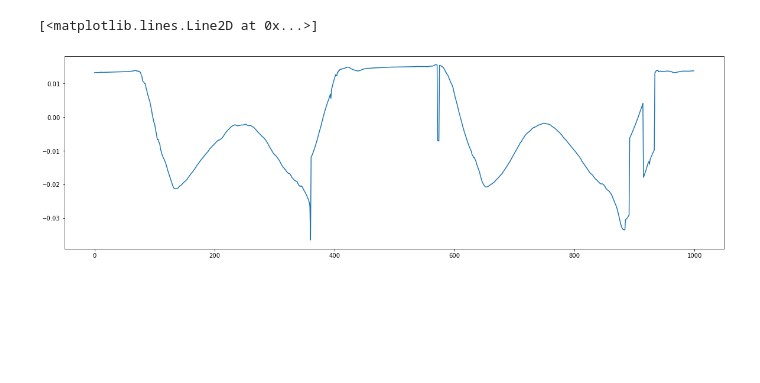
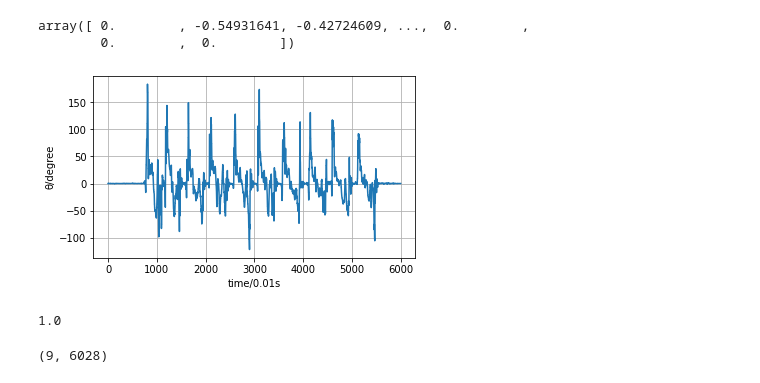
Before and after one commit to jeremypxh/fitness-app, a Jupyter notebook: Datasets/sit-ups/Untitled.ipynb, the cells around one changed output. Drawn from its saved outputs; the diff is of its cells as text; code cells hidden in the pictures; blank space fills up the shorter version.

```diff
--- a/Datasets/sit-ups/Untitled.ipynb
+++ b/Datasets/sit-ups/Untitled.ipynb
@@ -195,6 +0,0 @@ Text(0.5, 1.0, 'denoising')
-# %%
-plt.figure(figsize=(20, 6))
-plt.plot(VT[1,:][3000:4000])
-# %% [output]
-[<matplotlib.lines.Line2D at 0x...>]
-[figure, removed]
@@ -200,0 +4,18 @@ plt.plot(VT[1,:][3000:4000])
+# %%
+data = pd.read_csv('lefthand_abnormal_2.csv',header = None)
+data1 = data.iloc[:,1:].values
+data1[:6000,0]
+# %% [output]
+array([ 0.        , -0.54931641, -0.42724609, ...,  0.        ,
+        0.        ,  0.        ])
+# %%
+import matplotlib.pyplot as plt
+x = [i for i in range(6000)]
+plt.figure(figsize=(14.65/2.54,8.5/2.54))
+plt.grid()
+plt.plot(x,data1[:6000,0])
+plt.xlabel('time/0.01s')
+plt.ylabel('θ/degree')
+plt.savefig('testing.png',dpi = 300)
+# %% [output]
+[figure, added]
@@ -200,0 +26,9 @@ plt.plot(VT[1,:][3000:4000])
+# %%
+np.array(dat.iloc[:,:].values)[:,0].max()
+# %% [output]
+1.0
+# %%
+mat = np.transpose(np.array(dat))
+mat.shape
+# %% [output]
+(9, 6028)
```
Also changed, not shown: parts of 40 cells of this notebook, 1 other file.
